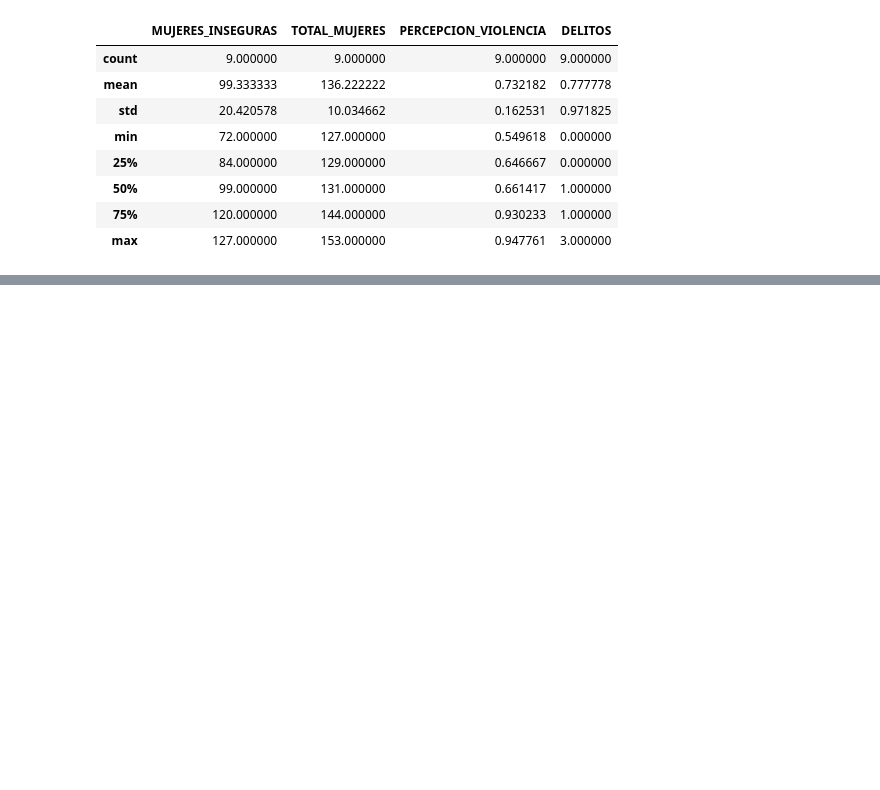
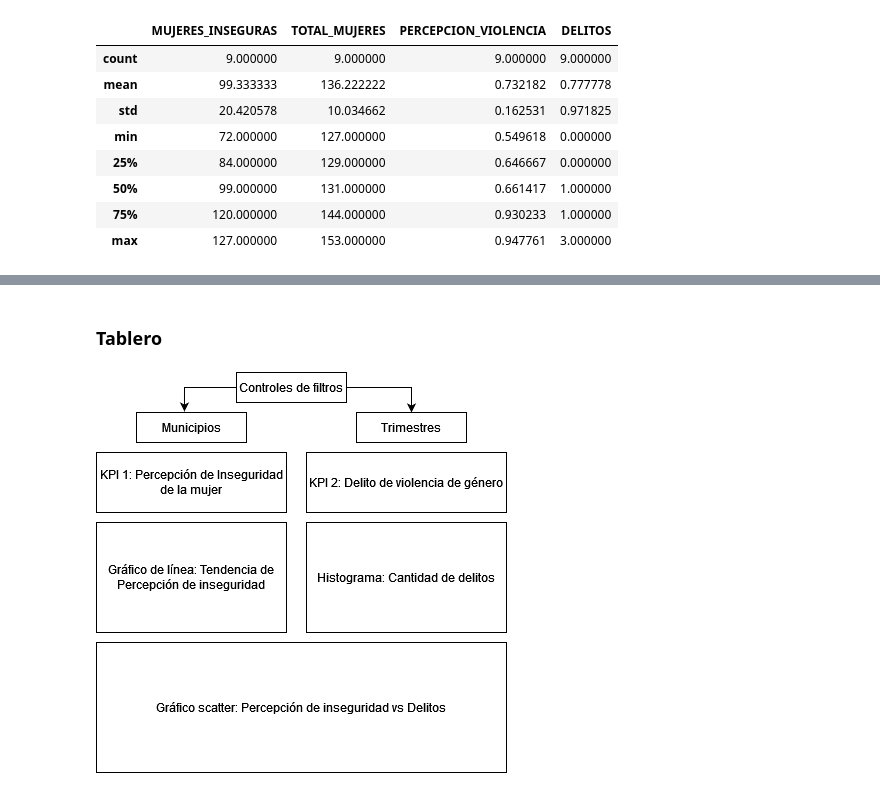
Before and after one commit to Lay94/mcd-unison-proyecto2, a Jupyter notebook: analizando_datos.ipynb, the cells around one changed output, grey strips where cells are left out. Drawn from its saved outputs; the diff is of its cells as text; code cells hidden in the pictures; blank space fills up the shorter version.

```diff
--- a/analizando_datos.ipynb
+++ b/analizando_datos.ipynb
@@ -444,0 +469,8 @@ plt.show()
+# %% [markdown]
+### Tablero
+# %%
+import IPython.display as display
+from PIL import Image
+display.display(Image.open('tablero.png'))
+# %% [output]
+[figure, added]
```
Also changed, not shown: parts of 7 cells of this notebook.
